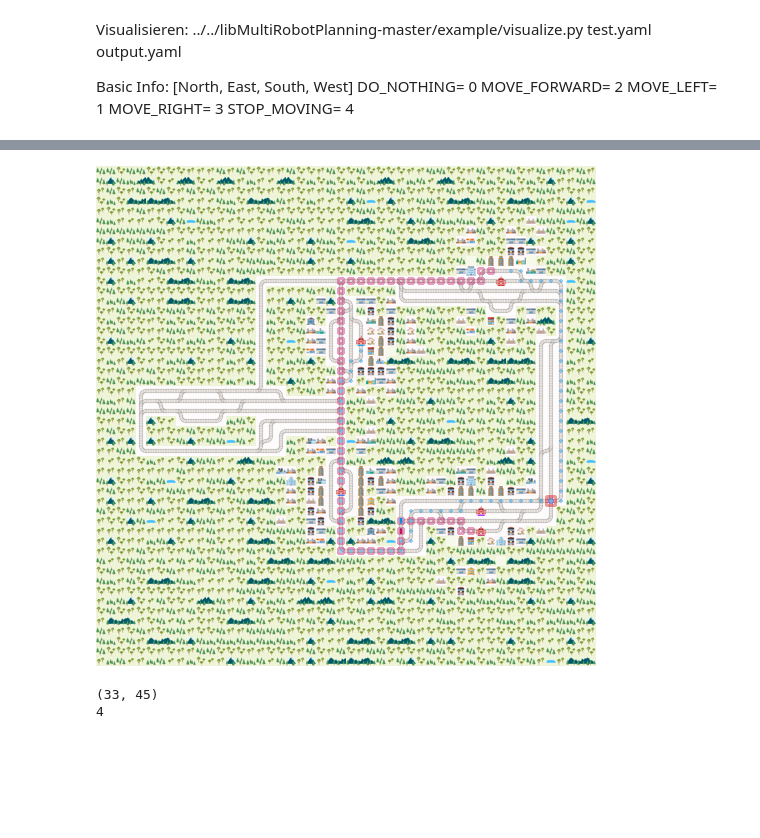
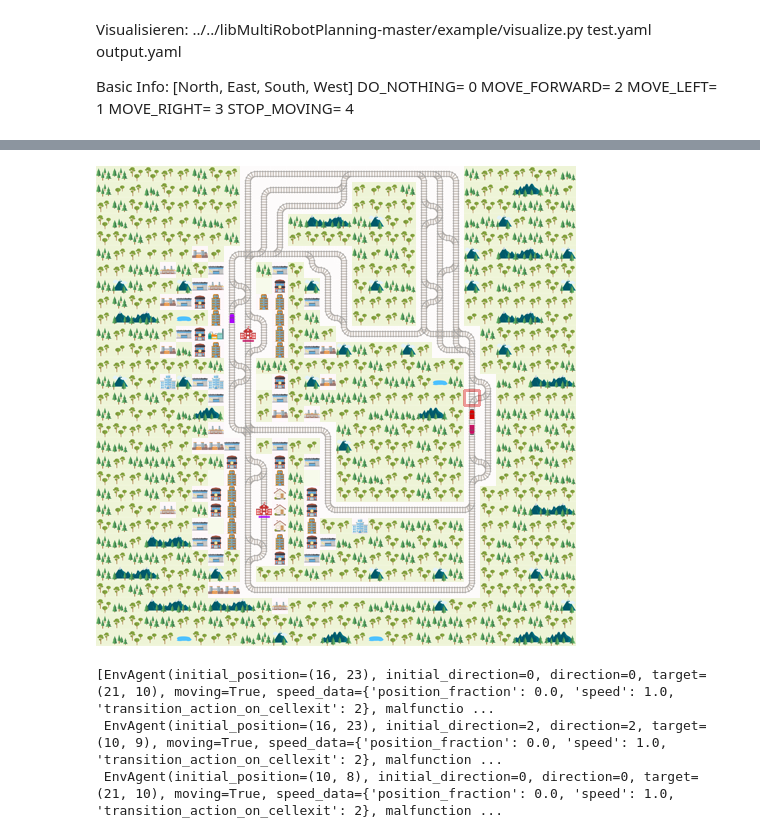
Before and after one commit to kaiserm99/Bachelor-Arbeit-KI, a Jupyter notebook: first_steps/first_steps_pp.ipynb, the cells around one changed output, grey strips where cells are left out. Saved outputs shown, nothing was run; the diff lists cells and outputs as text; code cells hidden in the pictures; blank space fills up the shorter version.

```diff
--- a/first_steps/first_steps_pp.ipynb
+++ b/first_steps/first_steps_pp.ipynb
@@ -34,25 +34,24 @@ action_to_str = {-1 : "pass...", 0 : "Do nothing", 1: "Left", 2 : "Forward", 3 :
 # 20, 30, 3
 # 25, 25, 5
 
-render = True
+render = False
 print_more_info = False
 
 try:
 
-    # Initalize the Environment
     rail_generator=sparse_rail_generator(
-        max_num_cities = 5,
+        max_num_cities = 4,
         grid_mode= False,
-        max_rails_between_cities = 5,
-        max_rails_in_city = 5,
+        max_rails_between_cities = 3,
+        max_rails_in_city = 3,
         seed=0
     )
 
     env = RailEnv(
-        width=50, height=50,
+        width=30, height=30,
         rail_generator=rail_generator,
         schedule_generator=sparse_schedule_generator(),
-        number_of_agents=17
+        number_of_agents=4
     )
 
     obs, info = env.reset()
@@ -497,40 +498,35 @@ Coudln't find valid starting positions. Try other enviroment!
 # %%
 import PIL
 
 def render_env(env):
     env_renderer = RenderTool(env, gl="PILSVG")
 
-    for i in range(7):
+    for i in range(env.get_num_agents()):
 
-        if i == 1:
-            env.dev_obs_dict[i] = [(10, 39), (10, 38), (11, 38), (11, 37), (11, 36), (11, 35), (11, 34), (11, 33), (11, 32), (11, 31), (11, 30), (11, 29), (11, 28), (11, 27), (11, 26), (11, 25), (11, 24), (12, 24), (13, 24), (14, 24), (15, 24), (16, 24), (17, 24), (18, 24), (19, 24), (20, 24), (21, 24), (22, 24), (23, 24), (24, 24), (25, 24), (26, 24), (27, 24), (28, 24), (29, 24), (30, 24), (31, 24), (32, 24), (33, 24), (34, 24), (35, 24), (36, 24), (37, 24), (38, 24), (38, 25), (38, 26), (38, 27), (38, 28), (38, 29), (38, 30), (37, 30), (36, 30), (35, 30), (35, 31), (35, 32), (35, 33), (35, 34), (35, 35), (35, 36), (36, 36), (36, 37), (36, 38)]
+        if i == 0:
+            env.dev_obs_dict[i] = [(14, 23)]
 
-        elif i == 6:
+        elif i == -1:
             env.dev_obs_dict[i] = [(10, 41), (10, 42), (11, 42), (11, 43), (11, 44), (11, 45), (11, 46), (12, 46), (13, 46), (14, 46), (15, 46), (16, 46), (17, 46), (18, 46), (19, 46), (20, 46), (21, 46), (22, 46), (23, 46), (24, 46), (25, 46), (26, 46), (27, 46), (28, 46), (29, 46), (30, 46), (31, 46), (32, 46), (33, 46), (33, 46), (33, 46), (33, 45), (33, 44), (33, 43), (33, 42), (33, 41), (33, 40), (33, 39), (33, 38), (33, 37), (33, 36), (34, 36), (34, 35), (34, 34), (34, 33), (34, 32), (34, 31), (35, 31), (36, 31), (36, 31), (37, 31), (37, 30), (38, 30), (38, 29), (38, 28), (38, 27), (38, 26), (38, 25), (38, 24), (37, 24), (36, 24), (35, 24), (34, 24), (33, 24), (32, 24), (31, 24), (30, 24), (29, 24), (28, 24), (27, 24), (26, 24), (25, 24), (24, 24), (23, 24), (22, 24), (21, 24), (21, 25), (20, 25), (19, 25), (19, 26), (18, 26), (17, 26)]
 
         else:
             env.dev_obs_dict[i] = [(33, 45)]
 
 
 
     env_renderer.render_env(show=True, frames=False, show_observations=True, show_predictions=False)
 
     image = env_renderer.get_image()
     pil_image = PIL.Image.fromarray(image)
     display(pil_image)
 
 
 render_env(env)
 # %% [output]
-[figure, old version]
+[figure, new version]
-# %%
-z = 30
-
-lst = [(10, 41), (10, 42), (11, 42), (11, 43), (11, 44), (11, 45), (11, 46), (12, 46), (13, 46), (14, 46), (15, 46), (16, 46), (17, 46), (18, 46), (19, 46), (20, 46), (21, 46), (22, 46), (23, 46), (24, 46), (25, 46), (26, 46), (27, 46), (28, 46), (29, 46), (30, 46), (31, 46), (32, 46), (33, 46), (33, 45), (33, 45), (33, 45), (33, 44), (33, 43), (33, 42), (33, 41), (33, 40), (33, 39), (33, 38), (33, 37), (33, 36), (34, 36), (34, 35), (34, 34), (34, 33), (34, 32), (34, 31), (35, 31), (36, 31), (37, 31), (37, 31), (37, 30), (38, 30), (38, 29), (38, 28), (38, 27), (38, 26), (38, 25), (38, 24), (37, 24), (36, 24), (35, 24), (34, 24), (33, 24), (32, 24), (31, 24), (30, 24), (29, 24), (28, 24), (27, 24), (26, 24), (25, 24), (24, 24), (23, 24), (22, 24), (21, 24), (21, 25), (20, 25), (19, 25), (19, 26), (18, 26), (17, 26)]
-print(lst[z])
-
-l = [2, 3, 1, 2, 2, 2, 3, 2, 2, 2, 2, 2, 2, 2, 2, 2, 2, 2, 2, 2, 2, 2, 2, 2, 2, 2, 2, 2, 3, 4, 4, 2, 2, 2, 2, 2, 2, 2, 2, 2, 1, 3, 2, 2, 2, 2, 1, 2, 2, 4, 3, 1, 3, 2, 2, 2, 2, 2, 3, 2, 2, 2, 2, 2, 2, 2, 2, 2, 2, 2, 2, 2, 2, 2, 2, 3, 1, 2, 3, 1, 2]
-print(l[z])
-# %% [output]
-(33, 45)
-4
+# %%
+env.agents
+# %% [output]
+[EnvAgent(initial_position=(16, 23), initial_direction=0, direction=0, target=(21, 10), moving=True, speed_data={'position_fraction': 0.0, 'speed': 1.0, 'transition_action_on_cellexit': 2}, malfunctio ...
+ EnvAgent(initial_position=(16, 23), initial_direction=2, direction=2, target=(10, 9), moving=True, speed_data={'position_fraction': 0.0, 'speed': 1.0, 'transition_action_on_cellexit': 2}, malfunction ...
+ EnvAgent(initial_position=(10, 8), initial_direction=0, direction=0, target=(21, 10), moving=True, speed_data={'position_fraction': 0.0, 'speed': 1.0, 'transition_action_on_cellexit': 2}, malfunction ...
```
Also changed, not shown: parts of 8 cells of this notebook, 20 other files.
